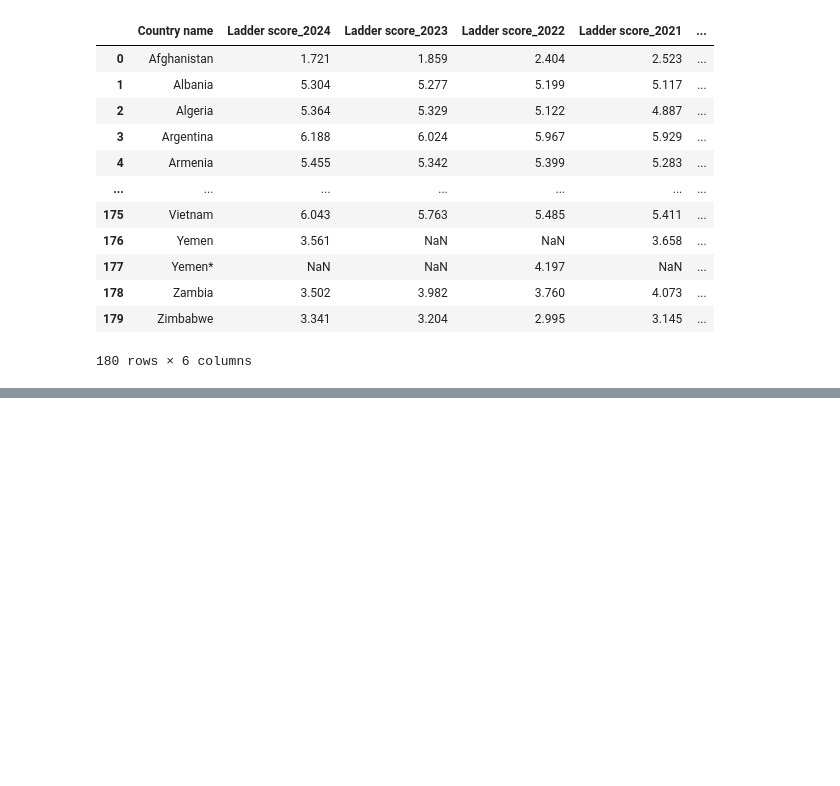
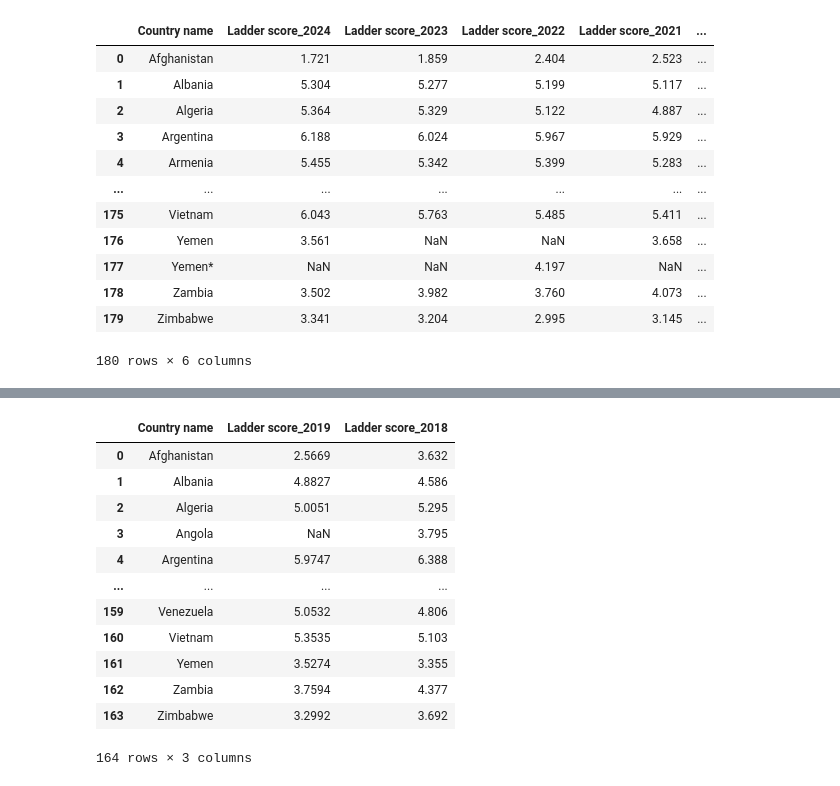
Before and after one commit to kristinaabramoff/Project__1, a Jupyter notebook: data_cleaning.ipynb, the cells around one changed output, grey strips where cells are left out. Saved outputs shown, nothing was run; the diff lists cells and outputs as text; code cells hidden in the pictures; blank space fills up the shorter version.

```diff
--- a/data_cleaning.ipynb
+++ b/data_cleaning.ipynb
@@ -265,0 +328,17 @@ merged_2020_2024dataframe
+# %%
+merged_2018_2019dataframe = dataframe19_clean.merge(dataframe18_clean, on="Country name", how="outer")
+merged_2018_2019dataframe
+# %% [output]
+|  | Country name | Ladder score_2019 | Ladder score_2018 |
+| 0 | Afghanistan | 2.5669 | 3.632 |
+| 1 | Albania | 4.8827 | 4.586 |
+| 2 | Algeria | 5.0051 | 5.295 |
+| 3 | Angola | NaN | 3.795 |
+| 4 | Argentina | 5.9747 | 6.388 |
+| ... | ... | ... | ... |
+| 159 | Venezuela | 5.0532 | 4.806 |
+| 160 | Vietnam | 5.3535 | 5.103 |
+| 161 | Yemen | 3.5274 | 3.355 |
+| 162 | Zambia | 3.7594 | 4.377 |
+| 163 | Zimbabwe | 3.2992 | 3.692 |
+164 rows × 3 columns
```
Also changed, not shown: parts of 6 cells of this notebook, 1 other file.
